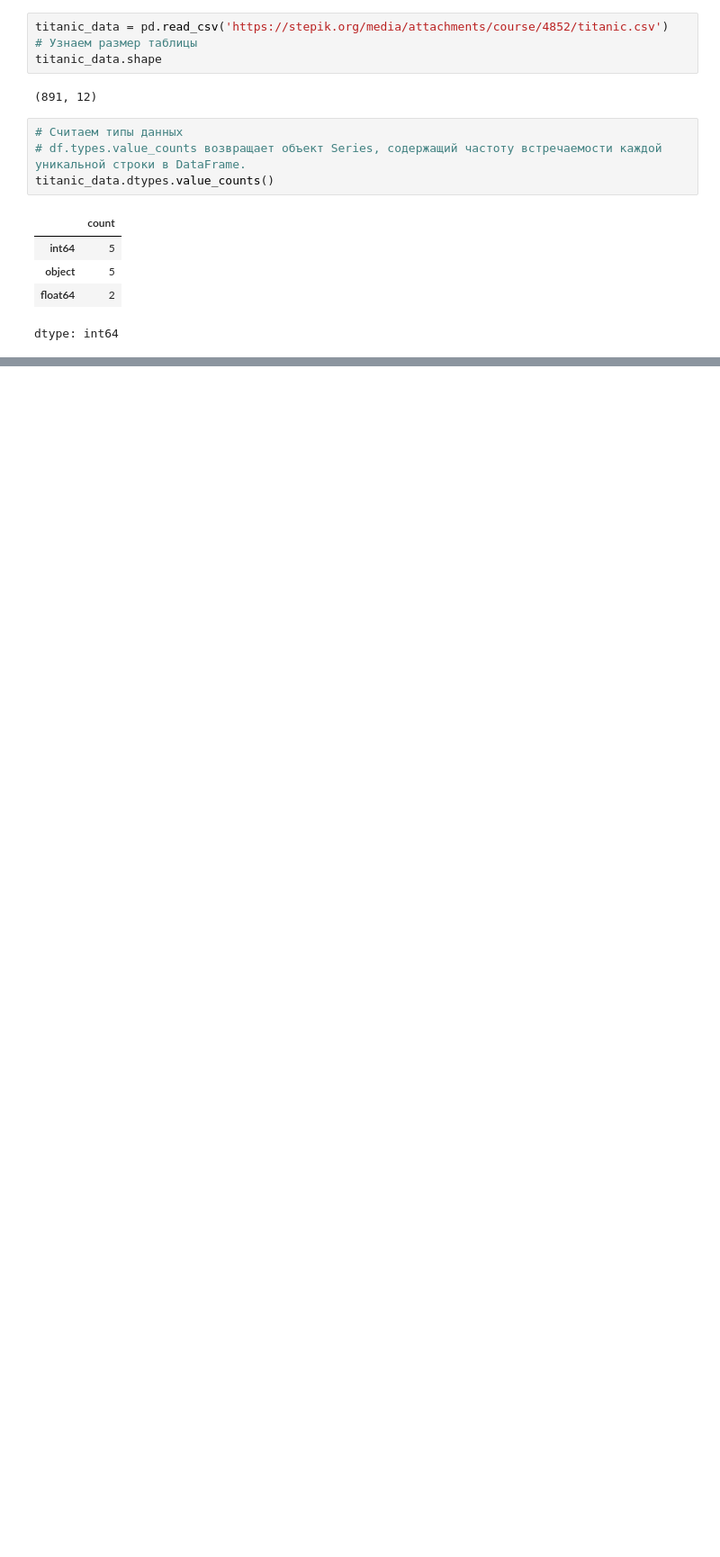
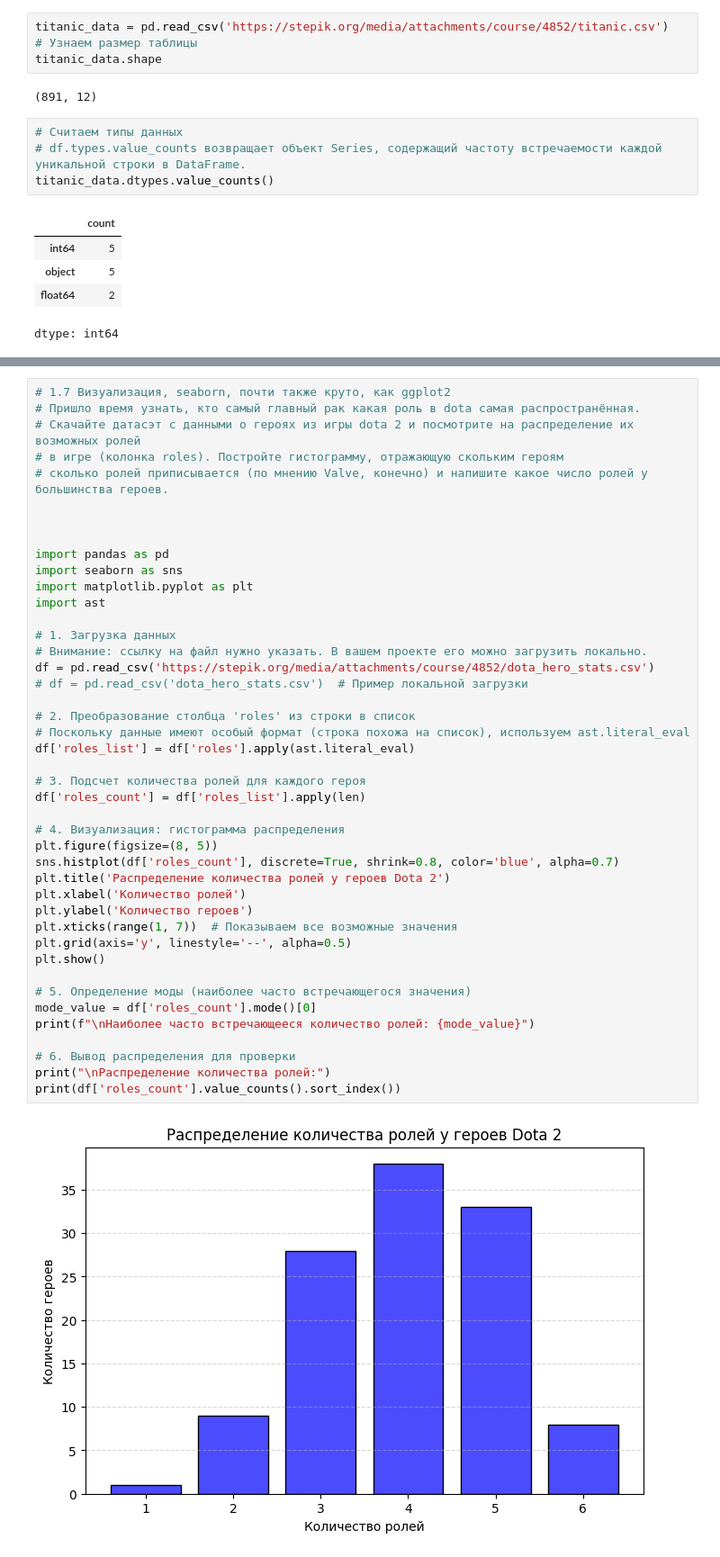
Before and after one commit to Arsenii-S7/stepik-DS-ML, a Jupyter notebook: Введение_в_DS_и_ML.ipynb, the cells around one changed output, grey strips where cells are left out. Shown at 90% size. Drawn from its saved outputs; the diff is of its cells as text; blank space fills up the shorter version.

```diff
--- a/Введение_в_DS_и_ML.ipynb
+++ b/Введение_в_DS_и_ML.ipynb
@@ -277,0 +1473,45 @@ dtype: int64
+# %%
+# 1.7 Визуализация, seaborn, почти также круто, как ggplot2
+# Пришло время узнать, кто самый главный рак какая роль в dota самая распространённая.
+# Скачайте датасэт с данными о героях из игры dota 2 и посмотрите на распределение их возможных ролей
+# в игре (колонка roles). Постройте гистограмму, отражающую скольким героям
+# сколько ролей приписывается (по мнению Valve, конечно) и напишите какое число ролей у большинства героев.
+
+
+
+import pandas as pd
+import seaborn as sns
+import matplotlib.pyplot as plt
+import ast
+
+# 1. Загрузка данных
+# Внимание: ссылку на файл нужно указать. В вашем проекте его можно загрузить локально.
+df = pd.read_csv('https://stepik.org/media/attachments/course/4852/dota_hero_stats.csv')
+# df = pd.read_csv('dota_hero_stats.csv')  # Пример локальной загрузки
+
+# 2. Преобразование столбца 'roles' из строки в список
+# Поскольку данные имеют особый формат (строка похожа на список), используем ast.literal_eval
+df['roles_list'] = df['roles'].apply(ast.literal_eval)
+
+# 3. Подсчет количества ролей для каждого героя
+df['roles_count'] = df['roles_list'].apply(len)
+
+# 4. Визуализация: гистограмма распределения
+plt.figure(figsize=(8, 5))
+sns.histplot(df['roles_count'], discrete=True, shrink=0.8, color='blue', alpha=0.7)
+plt.title('Распределение количества ролей у героев Dota 2')
+plt.xlabel('Количество ролей')
+plt.ylabel('Количество героев')
+plt.xticks(range(1, 7))  # Показываем все возможные значения
+plt.grid(axis='y', linestyle='--', alpha=0.5)
+plt.show()
+
+# 5. Определение моды (наиболее часто встречающегося значения)
+mode_value = df['roles_count'].mode()[0]
+print(f"\nНаиболее часто встречающееся количество ролей: {mode_value}")
+
+# 6. Вывод распределения для проверки
+print("\nРаспределение количества ролей:")
+print(df['roles_count'].value_counts().sort_index())
+# %% [output]
+[figure, added]
```
Also changed, not shown: parts of 102 cells of this notebook.
